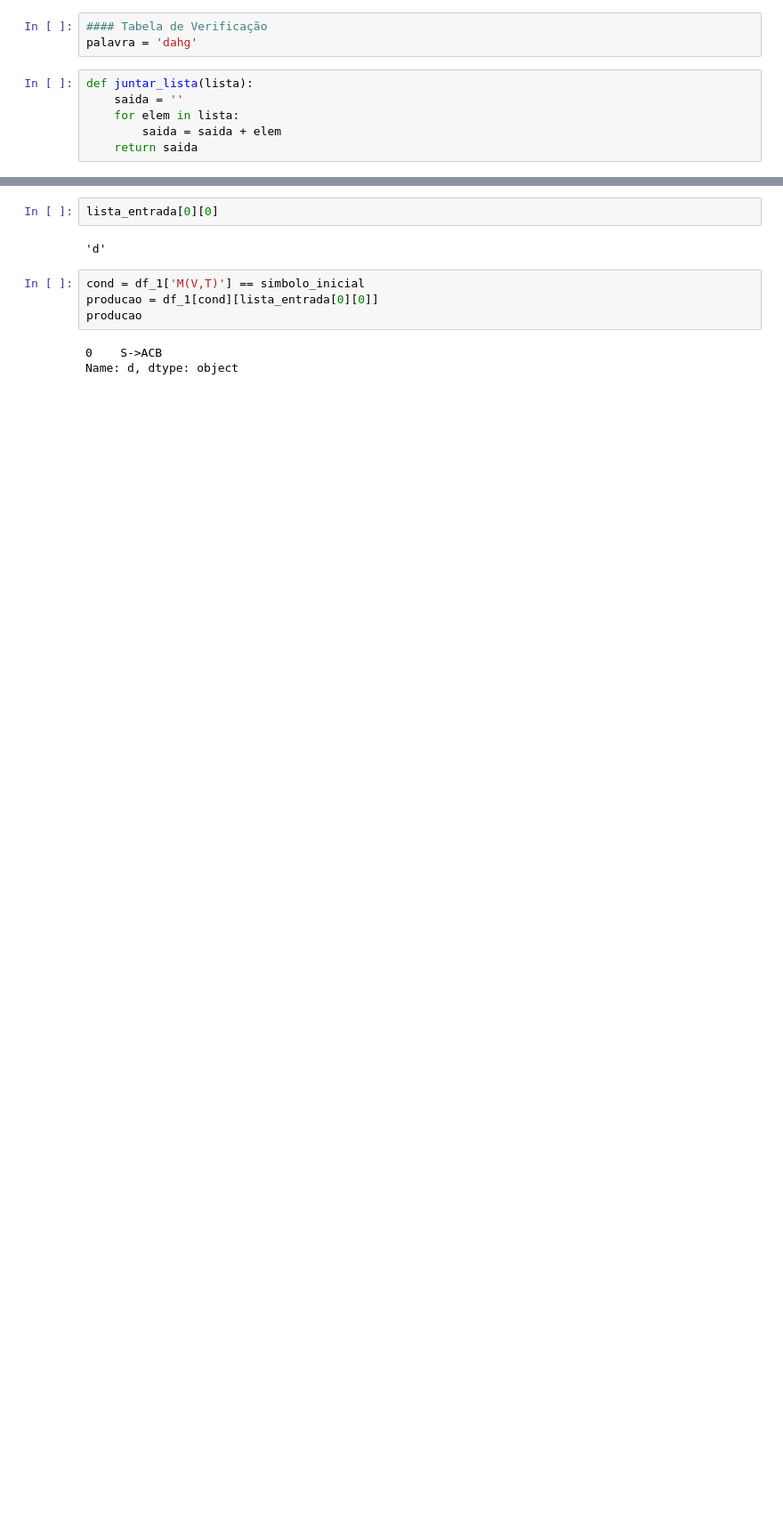
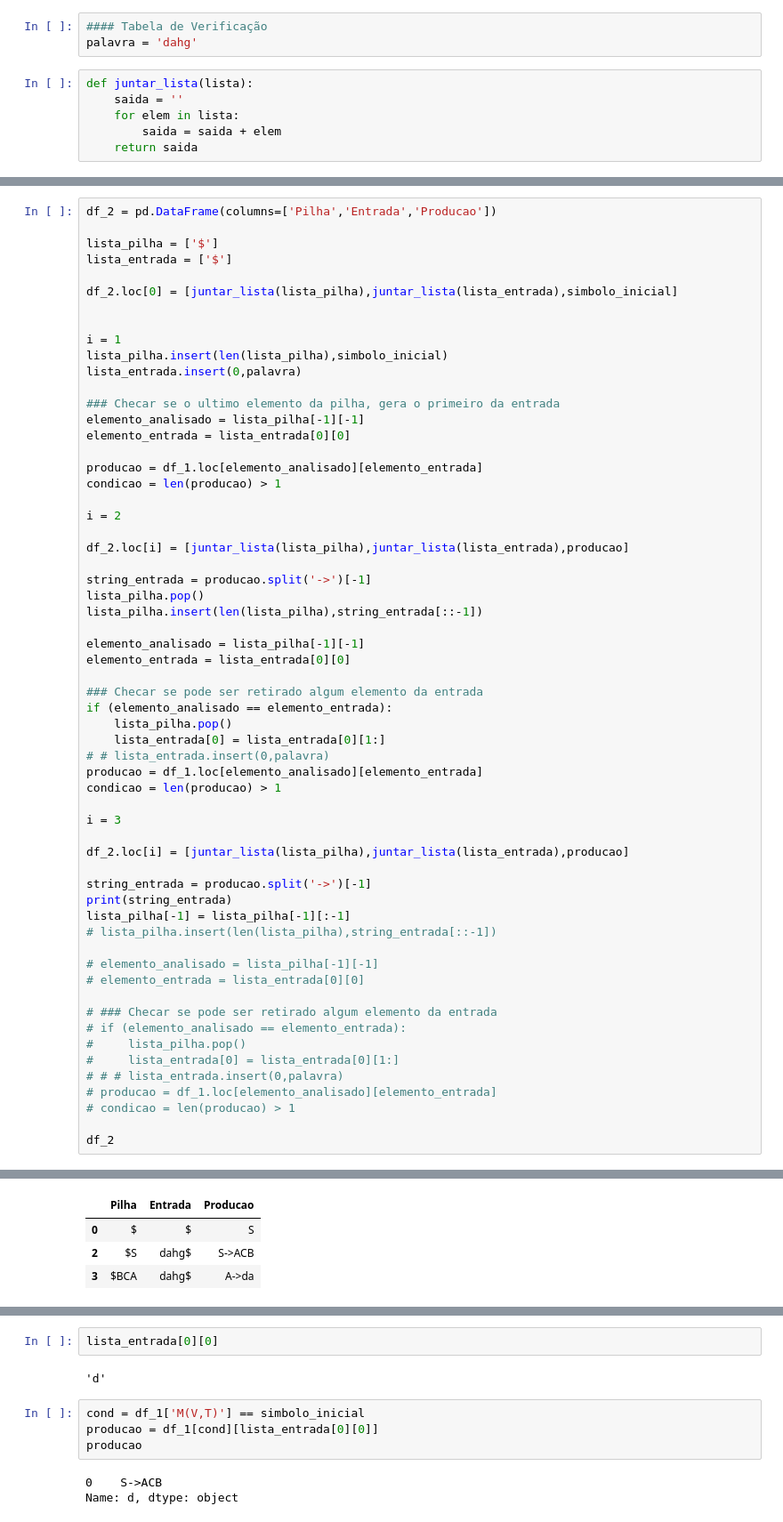
Before and after one commit to fabiobritoo/first-follow, a Jupyter notebook: first_follow.ipynb, the cells around one changed output, grey strips where cells are left out. Shown: that part at 89% size. Cells and saved outputs as stored; diff of their text form; blank space fills up the shorter version.

```diff
--- a/first_follow.ipynb
+++ b/first_follow.ipynb
@@ -438,0 +404,61 @@ df_2
+# %%
+df_2 = pd.DataFrame(columns=['Pilha','Entrada','Producao'])
+
+lista_pilha = ['$']
+lista_entrada = ['$']
+
+df_2.loc[0] = [juntar_lista(lista_pilha),juntar_lista(lista_entrada),simbolo_inicial]
+
+
+i = 1
+lista_pilha.insert(len(lista_pilha),simbolo_inicial)
+lista_entrada.insert(0,palavra)
+
+### Checar se o ultimo elemento da pilha, gera o primeiro da entrada
+elemento_analisado = lista_pilha[-1][-1]
+elemento_entrada = lista_entrada[0][0]
+
+producao = df_1.loc[elemento_analisado][elemento_entrada]
+condicao = len(producao) > 1
+
+i = 2
+
+df_2.loc[i] = [juntar_lista(lista_pilha),juntar_lista(lista_entrada),producao]
+
+string_entrada = producao.split('->')[-1]
+lista_pilha.pop()
+lista_pilha.insert(len(lista_pilha),string_entrada[::-1])
+
+elemento_analisado = lista_pilha[-1][-1]
+elemento_entrada = lista_entrada[0][0]
+
+### Checar se pode ser retirado algum elemento da entrada
+if (elemento_analisado == elemento_entrada):
+    lista_pilha.pop()
+    lista_entrada[0] = lista_entrada[0][1:]
+# # lista_entrada.insert(0,palavra)
+producao = df_1.loc[elemento_analisado][elemento_entrada]
+condicao = len(producao) > 1
+
+i = 3
+
+df_2.loc[i] = [juntar_lista(lista_pilha),juntar_lista(lista_entrada),producao]
+
+string_entrada = producao.split('->')[-1]
+print(string_entrada)
+lista_pilha[-1] = lista_pilha[-1][:-1]
+# lista_pilha.insert(len(lista_pilha),string_entrada[::-1])
+
+# elemento_analisado = lista_pilha[-1][-1]
+# elemento_entrada = lista_entrada[0][0]
+
+# ### Checar se pode ser retirado algum elemento da entrada
+# if (elemento_analisado == elemento_entrada):
+#     lista_pilha.pop()
+#     lista_entrada[0] = lista_entrada[0][1:]
+# # # lista_entrada.insert(0,palavra)
+# producao = df_1.loc[elemento_analisado][elemento_entrada]
+# condicao = len(producao) > 1
+
+df_2
+# %% [output]
@@ -438,0 +466,4 @@ df_2
+|  | Pilha | Entrada | Producao |
+| 0 | $ | $ | S |
+| 2 | $S | dahg$ | S->ACB |
+| 3 | $BCA | dahg$ | A->da |
```
Also changed, not shown: parts of 16 cells of this notebook, 1 other file.
